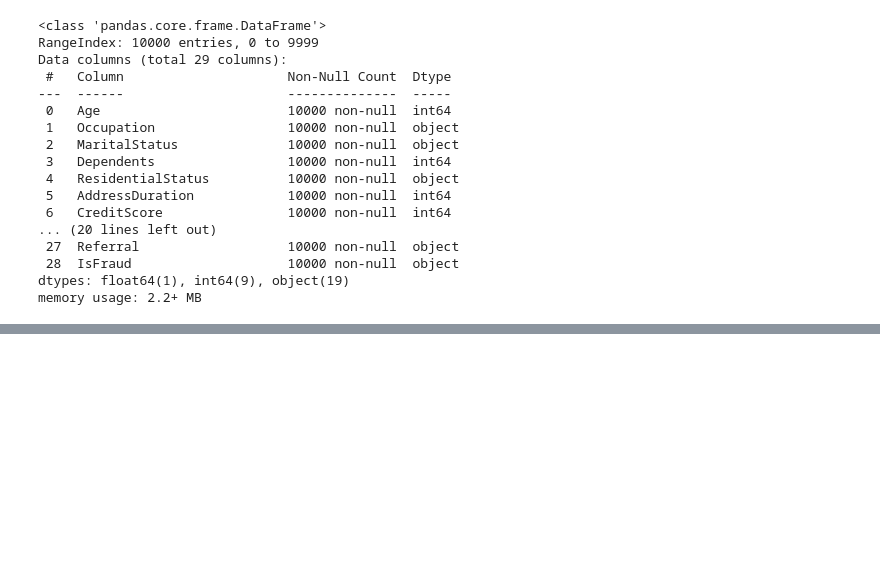
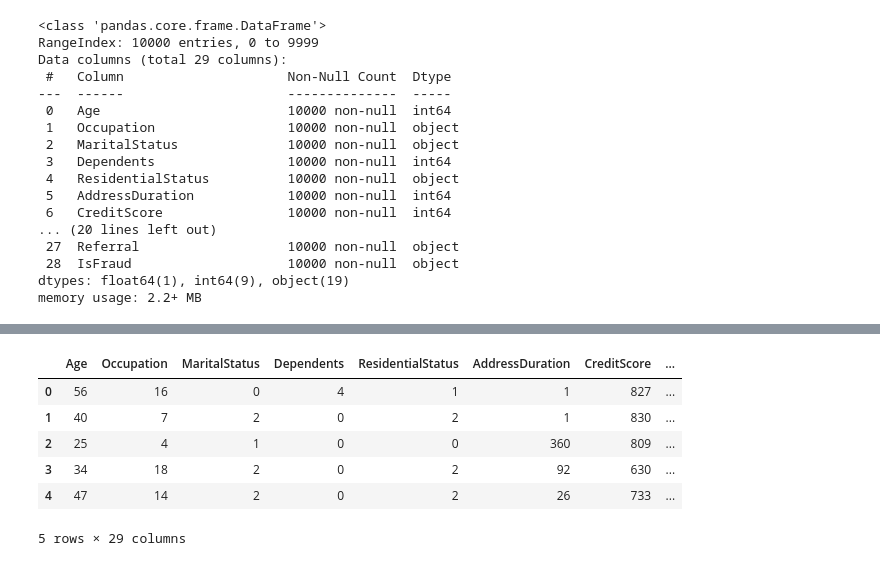
Before and after one commit to rachelletwq/inf2008-grp9-project, a Jupyter notebook: BankFraud.ipynb, the cells around one changed output, grey strips where cells are left out. Saved outputs shown, nothing was run; the diff lists cells and outputs as text; code cells hidden in the pictures; blank space fills up the shorter version.

Commit message:
Data Transformation

```diff
--- a/BankFraud.ipynb
+++ b/BankFraud.ipynb
@@ -114,3 +115,22 @@ Data columns (total 29 columns):
  28  IsFraud                    10000 non-null  object
 dtypes: float64(1), int64(9), object(19)
 memory usage: 2.2+ MB
+# %%
+#Data Transformation for the account dataset
+
+categorical_columns = account_dataset.select_dtypes(include=['object']).columns
+exclude_column = 'TimeofTransaction'
+categorical_columns = categorical_columns[categorical_columns != exclude_column]
+
+#Transform the categorical columns into numerical values
+label_encoders = {}
+for column in categorical_columns:
+    label_encoder = LabelEncoder()
+    account_dataset[column] = label_encoder.fit_transform(account_dataset[column])
+    label_encoders[column] = label_encoder
+
+#Put values in a dictionary to compare and see what is the transformed value and original value
+for column, encoder in label_encoders.items():
+    print(f"\nMappings for {column}:")
+    for original_value, encoded_value in zip(encoder.classes_, range(len(encoder.classes_))):
+        print(f"{original_value} -> {encoded_value}")
@@ -116,0 +202,32 @@ memory usage: 2.2+ MB
+# %%
+# # Convert the 'TimeofTransaction' column values to integers --> KIV this
+# account_dataset.replace({'TimeofTransaction': {'Morning': 0, 'Afternoon': 1, 'Evening': 2, 'Night': 3}}, inplace=True)
+# account_dataset['TimeofTransaction'] = account_dataset['TimeofTransaction'].astype(int)
+
+# account_dataset.info()
+
+account_dataset['TimeofTransaction'] = pd.to_datetime(account_dataset['TimeofTransaction'], format='%H:%M')
+
+# Define a function to categorize the time
+def categorize_time(hour):
+    if 5 <= hour < 12:  # Morning
+        return 1
+    elif 12 <= hour < 18:  # Afternoon
+        return 2
+    elif 18 <= hour < 22:  # Evening
+        return 3
+    else:  # Night
+        return 4
+
+# Apply the function to categorize times
+account_dataset['TimeCategory'] = account_dataset['TimeofTransaction'].dt.hour.apply(categorize_time)
+account_dataset.drop(['TimeofTransaction'], axis=1, inplace=True)
+account_dataset.head()
+# %% [output]
+|  | Age | Occupation | MaritalStatus | Dependents | ResidentialStatus | AddressDuration | CreditScore | ... |
+| 0 | 56 | 16 | 0 | 4 | 1 | 1 | 827 | ... |
+| 1 | 40 | 7 | 2 | 0 | 2 | 1 | 830 | ... |
+| 2 | 25 | 4 | 1 | 0 | 0 | 360 | 809 | ... |
+| 3 | 34 | 18 | 2 | 0 | 2 | 92 | 630 | ... |
+| 4 | 47 | 14 | 2 | 0 | 2 | 26 | 733 | ... |
+5 rows × 29 columns
```
Also changed, not shown: parts of 4 cells of this notebook.
